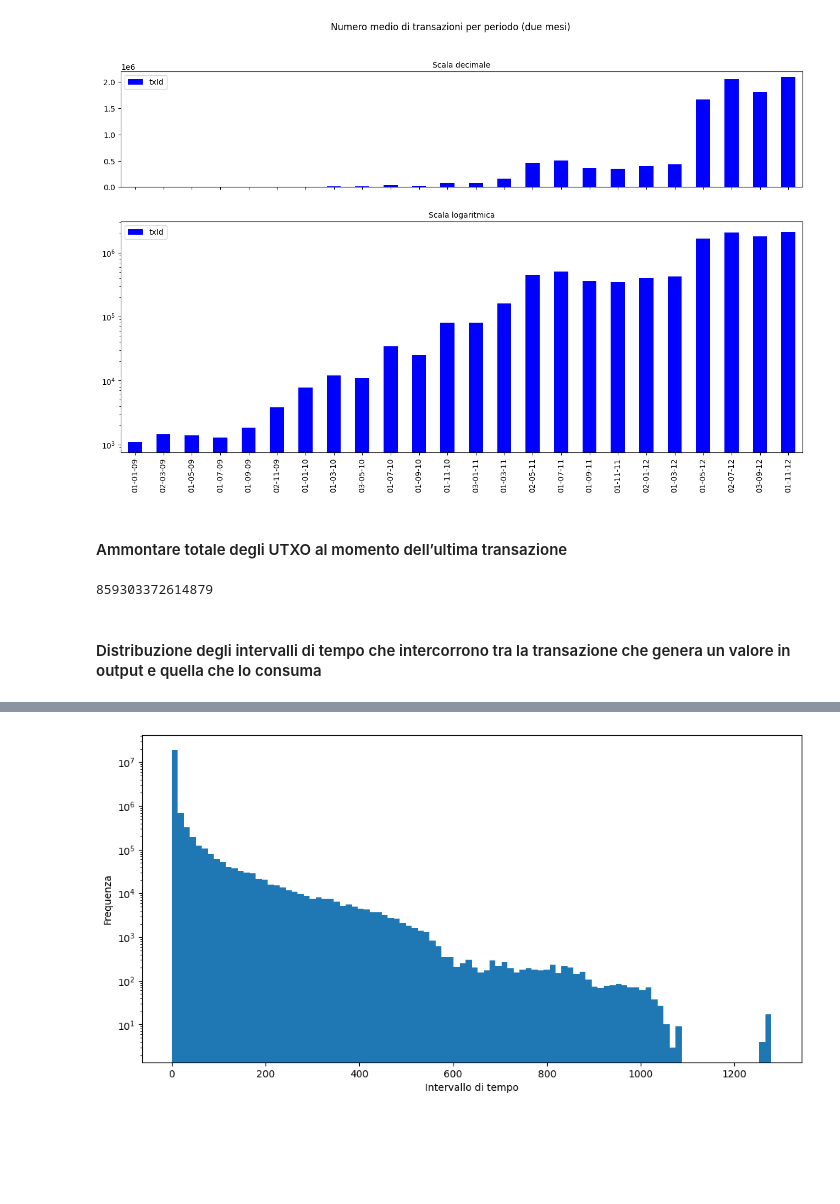
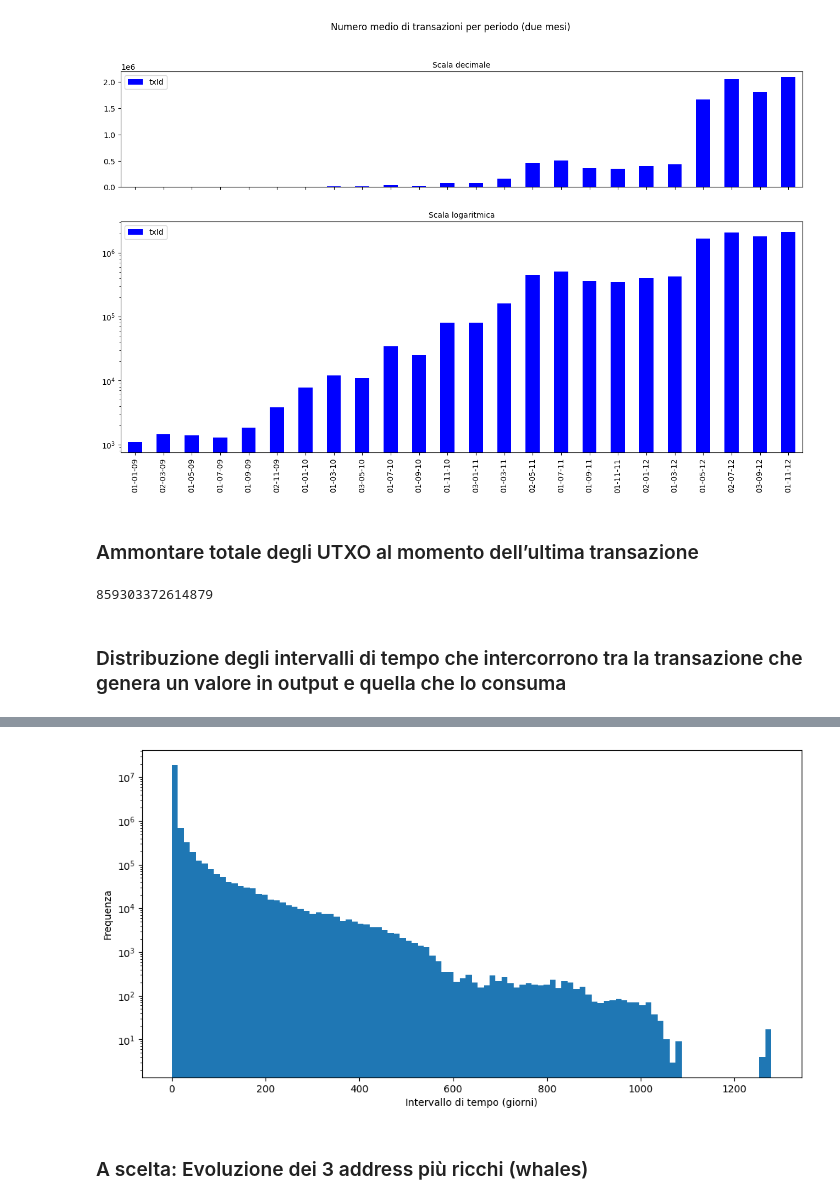
Before and after one commit to FlavRomano/CRAFTY, a Jupyter notebook: main.ipynb, the cells around one changed output, grey strips where cells are left out. Cells and saved outputs as stored; diff of their text form; code cells hidden in the pictures; blank space fills up the shorter version.

Commit message:
add a scelta

```diff
--- a/main.ipynb
+++ b/main.ipynb
@@ -7,8 +7,8 @@ import matplotlib.pyplot as plt
 """Datasets"""
 transactions = pd.read_csv("./datasets/transactions.csv", names=["timestamp", "blockId", "txId", "isCoinbase", "fee"])
 inputs = pd.read_csv("./datasets/inputs.csv", names=["txId", "prevTxId", "prevTxPos"])
-outputs = pd.read_csv("./datasets/outputs.csv", names=["txId", "position", "addressID", "amount", "scriptType"])
-mapping_df = pd.read_csv("./datasets/mapAddr2Ids8708820.csv", names=["hash", "addressID"])
+outputs = pd.read_csv("./datasets/outputs.csv", names=["txId", "position", "addressId", "amount", "scriptType"])
+mapping_df = pd.read_csv("./datasets/mapAddr2Ids8708820.csv", names=["hash", "addressId"])
 
 transactions['timestamp'] = pd.to_datetime(transactions['timestamp'], unit='s')
 # %% [markdown]
@@ -80,5 +80,5 @@ plt.show()
 01-01-09
 [figure]
 # %% [markdown]
-#### Ammontare totale degli UTXO al momento dell’ultima transazione
+### Ammontare totale degli UTXO al momento dell’ultima transazione
 # %%
@@ -88,7 +89,7 @@ print(utxo)  #  859303372614879
 # %% [output]
 859303372614879
 # %% [markdown]
-#### Distribuzione degli intervalli di tempo che intercorrono tra la transazione che genera un valore in output e quella che lo consuma
+### Distribuzione degli intervalli di tempo che intercorrono tra la transazione che genera un valore in output e quella che lo consuma
 # %%
 spent = transactions.merge(inputs, on="txId").rename(columns={"timestamp": "timestamp_spent"})[["timestamp_spent", "txId", "prevTxId", "prevTxPos"]]
 created = transactions.merge(outputs, on="txId").rename(columns={"timestamp": "timestamp_created"})[["timestamp_created", "txId", "position"]]
@@ -100,7 +101,7 @@ diff.drop(diff[diff.timestamp_difference < 0].index, inplace=True) # rimuovo inc
 plt.figure(figsize=(12, 6))
 plt.hist(diff[["timestamp_difference"]], bins=100)
 plt.yscale("log")
-plt.xlabel("Intervallo di tempo")
+plt.xlabel("Intervallo di tempo (giorni)")
 plt.ylabel("Frequenza")
 plt.show()
 # %% [output]
@@ -121 +108,3 @@ plt.show()
-[figure, old version]
+[figure, new version]
+# %% [markdown]
+### A scelta: Evoluzione dei 3 address più ricchi (whales)
```
Also changed, not shown: parts of 6 cells of this notebook.
